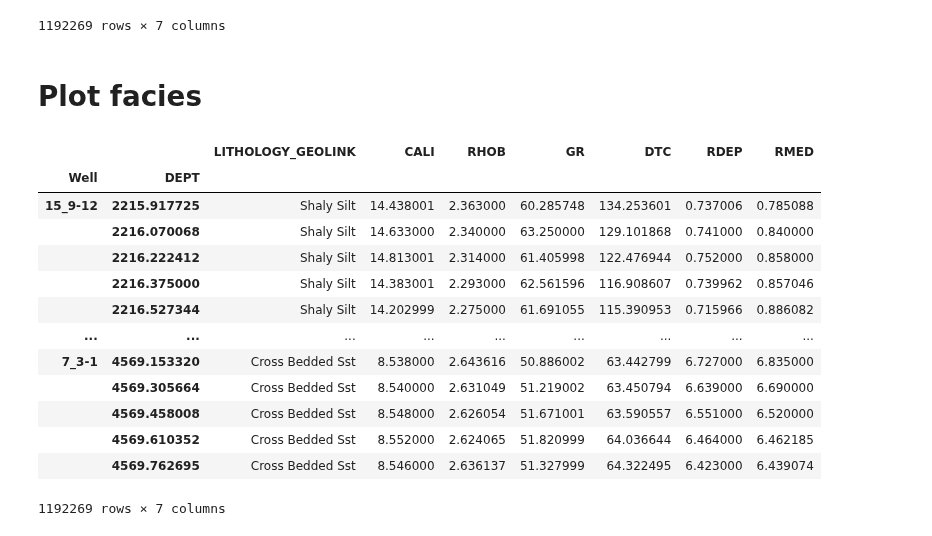
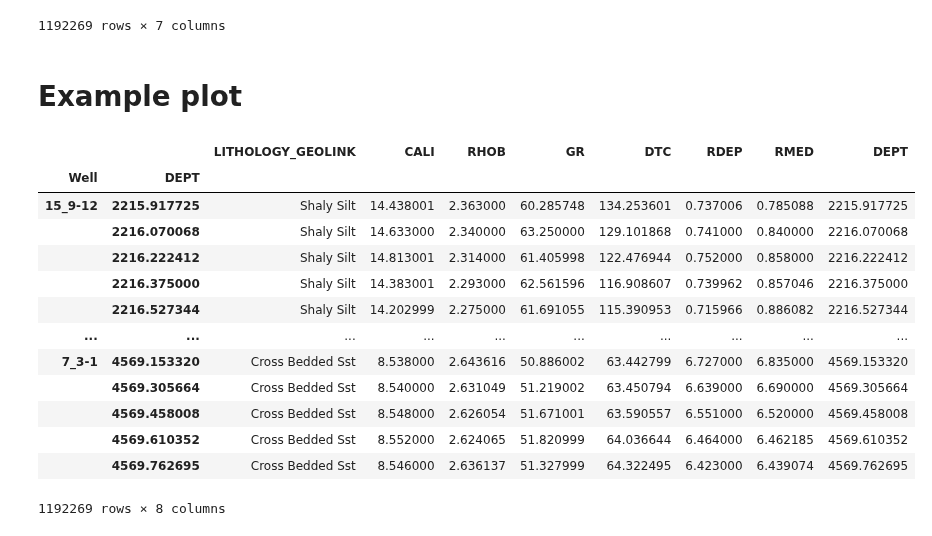
Before and after one commit to 3springs/deep_ml_curriculum, a Jupyter notebook: notebooks/00 Data prep/00-mc-prep_geolink_norge_dataset.ipynb, the cells around one changed output. Saved outputs shown, nothing was run; the diff lists cells and outputs as text; code cells hidden in the pictures.

Commit message:
well log plots

```diff
--- a/notebooks/00 Data prep/00-mc-prep_geolink_norge_dataset.ipynb
+++ b/notebooks/00 Data prep/00-mc-prep_geolink_norge_dataset.ipynb
@@ -350,25 +350,26 @@ df_all_clean
 |  | 4569.610352 | Cross Bedded Sst | 8.552000 | 2.624065 | 51.820999 | 64.036644 | 6.464000 | 6.462185 |
 |  | 4569.762695 | Cross Bedded Sst | 8.546000 | 2.636137 | 51.327999 | 64.322495 | 6.423000 | 6.439074 |
 1192269 rows × 7 columns
-# %% [markdown]
-# Plot facies
+# %% [markdown]
+# Example plot
 # %%
 df_all_clean = pd.read_parquet(
     interim_locations / "geolink_norge_well_logs_train.parquet"
 ).set_index(["Well", "DEPT"])
+df_all_clean['DEPT'] = df_all_clean.index.get_level_values(1)
 df_all_clean
 # %% [output]
-|  |  | LITHOLOGY_GEOLINK | CALI | RHOB | GR | DTC | RDEP | RMED |
-| Well | DEPT |  |  |  |  |  |  |  |
-| 15_9-12 | 2215.917725 | Shaly Silt | 14.438001 | 2.363000 | 60.285748 | 134.253601 | 0.737006 | 0.785088 |
-|  | 2216.070068 | Shaly Silt | 14.633000 | 2.340000 | 63.250000 | 129.101868 | 0.741000 | 0.840000 |
-|  | 2216.222412 | Shaly Silt | 14.813001 | 2.314000 | 61.405998 | 122.476944 | 0.752000 | 0.858000 |
-|  | 2216.375000 | Shaly Silt | 14.383001 | 2.293000 | 62.561596 | 116.908607 | 0.739962 | 0.857046 |
-|  | 2216.527344 | Shaly Silt | 14.202999 | 2.275000 | 61.691055 | 115.390953 | 0.715966 | 0.886082 |
-| ... | ... | ... | ... | ... | ... | ... | ... | ... |
-| 7_3-1 | 4569.153320 | Cross Bedded Sst | 8.538000 | 2.643616 | 50.886002 | 63.442799 | 6.727000 | 6.835000 |
-|  | 4569.305664 | Cross Bedded Sst | 8.540000 | 2.631049 | 51.219002 | 63.450794 | 6.639000 | 6.690000 |
-|  | 4569.458008 | Cross Bedded Sst | 8.548000 | 2.626054 | 51.671001 | 63.590557 | 6.551000 | 6.520000 |
-|  | 4569.610352 | Cross Bedded Sst | 8.552000 | 2.624065 | 51.820999 | 64.036644 | 6.464000 | 6.462185 |
-|  | 4569.762695 | Cross Bedded Sst | 8.546000 | 2.636137 | 51.327999 | 64.322495 | 6.423000 | 6.439074 |
+|  |  | LITHOLOGY_GEOLINK | CALI | RHOB | GR | DTC | RDEP | RMED | DEPT |
+| Well | DEPT |  |  |  |  |  |  |  |  |
+| 15_9-12 | 2215.917725 | Shaly Silt | 14.438001 | 2.363000 | 60.285748 | 134.253601 | 0.737006 | 0.785088 | 2215.917725 |
+|  | 2216.070068 | Shaly Silt | 14.633000 | 2.340000 | 63.250000 | 129.101868 | 0.741000 | 0.840000 | 2216.070068 |
+|  | 2216.222412 | Shaly Silt | 14.813001 | 2.314000 | 61.405998 | 122.476944 | 0.752000 | 0.858000 | 2216.222412 |
+|  | 2216.375000 | Shaly Silt | 14.383001 | 2.293000 | 62.561596 | 116.908607 | 0.739962 | 0.857046 | 2216.375000 |
+|  | 2216.527344 | Shaly Silt | 14.202999 | 2.275000 | 61.691055 | 115.390953 | 0.715966 | 0.886082 | 2216.527344 |
+| ... | ... | ... | ... | ... | ... | ... | ... | ... | ... |
+| 7_3-1 | 4569.153320 | Cross Bedded Sst | 8.538000 | 2.643616 | 50.886002 | 63.442799 | 6.727000 | 6.835000 | 4569.153320 |
+|  | 4569.305664 | Cross Bedded Sst | 8.540000 | 2.631049 | 51.219002 | 63.450794 | 6.639000 | 6.690000 | 4569.305664 |
+|  | 4569.458008 | Cross Bedded Sst | 8.548000 | 2.626054 | 51.671001 | 63.590557 | 6.551000 | 6.520000 | 4569.458008 |
+|  | 4569.610352 | Cross Bedded Sst | 8.552000 | 2.624065 | 51.820999 | 64.036644 | 6.464000 | 6.462185 | 4569.610352 |
+|  | 4569.762695 | Cross Bedded Sst | 8.546000 | 2.636137 | 51.327999 | 64.322495 | 6.423000 | 6.439074 | 4569.762695 |
-1192269 rows × 7 columns
+1192269 rows × 8 columns
```
Also changed, not shown: parts of 8 cells of this notebook, 1 other file.
